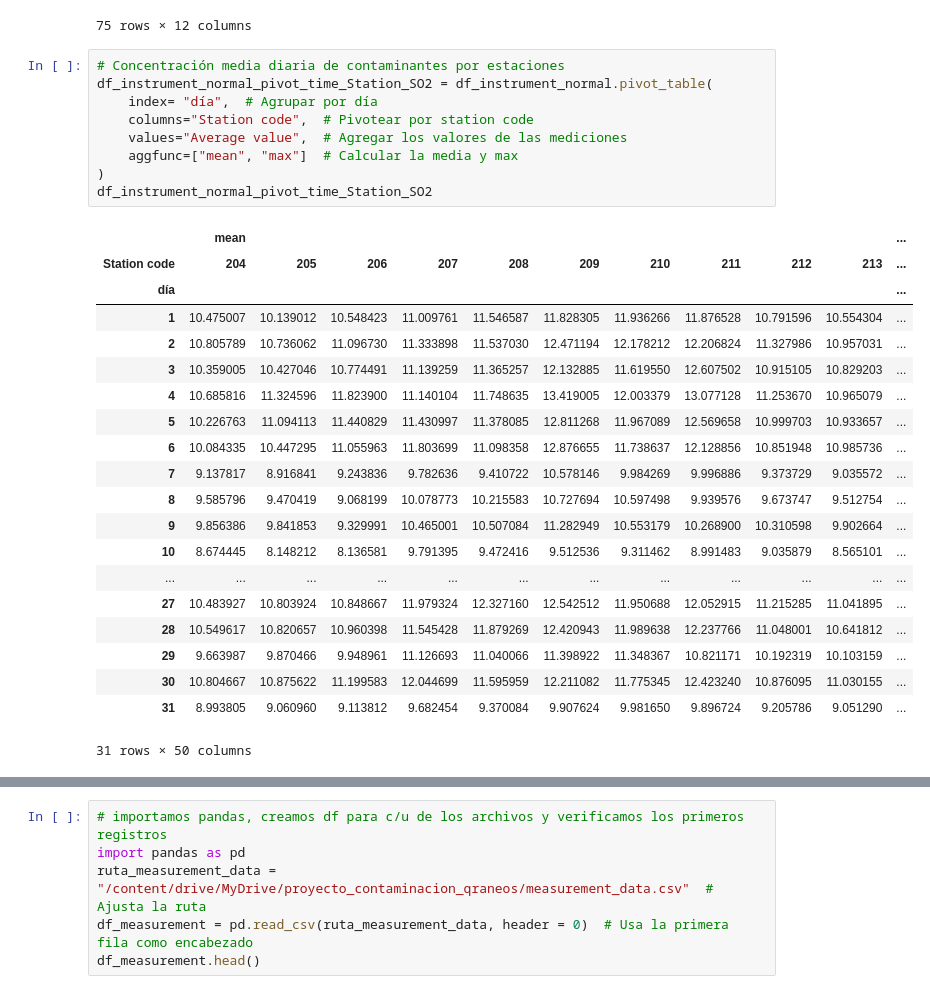
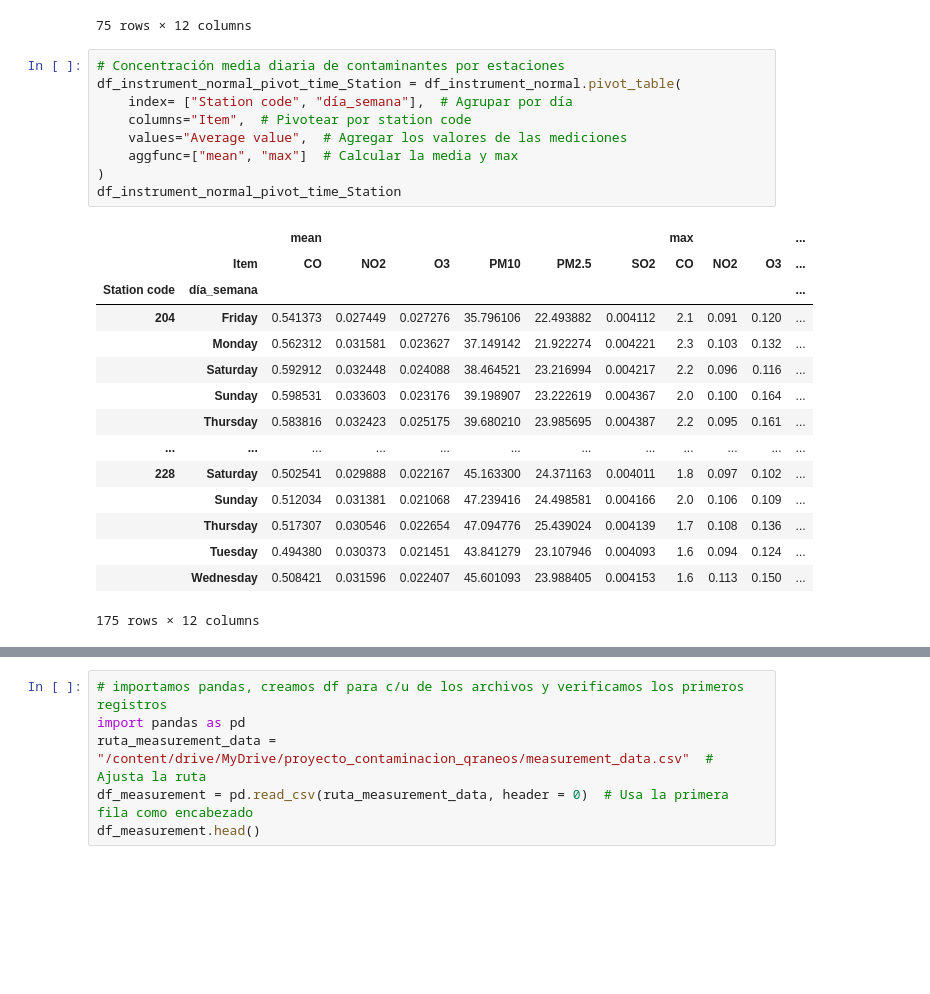
Before and after one commit to carlosgomezagrafojo/pollution-data, a Jupyter notebook: proyect_contaminacion.ipynb, the cells around one changed output, grey strips where cells are left out. Cells and saved outputs as stored; diff of their text form; blank space fills up the shorter version.

```diff
--- a/proyect_contaminacion.ipynb
+++ b/proyect_contaminacion.ipynb
@@ -321,31 +321,26 @@ df_instrument_normal_pivot_time_Station
 75 rows × 12 columns
 # %%
 # Concentración media diaria de contaminantes por estaciones
-df_instrument_normal_pivot_time_Station_SO2 = df_instrument_normal.pivot_table(
-    index= "día",  # Agrupar por día
-    columns="Station code",  # Pivotear por station code
+df_instrument_normal_pivot_time_Station = df_instrument_normal.pivot_table(
+    index= ["Station code", "día_semana"],  # Agrupar por día
+    columns="Item",  # Pivotear por station code
     values="Average value",  # Agregar los valores de las mediciones
     aggfunc=["mean", "max"]  # Calcular la media y max
 )
-df_instrument_normal_pivot_time_Station_SO2
+df_instrument_normal_pivot_time_Station
 # %% [output]
-|  | mean |  |  |  |  |  |  |  |  |  | ... |
-| Station code | 204 | 205 | 206 | 207 | 208 | 209 | 210 | 211 | 212 | 213 | ... |
-| día |  |  |  |  |  |  |  |  |  |  | ... |
-| 1 | 10.475007 | 10.139012 | 10.548423 | 11.009761 | 11.546587 | 11.828305 | 11.936266 | 11.876528 | 10.791596 | 10.554304 | ... |
-| 2 | 10.805789 | 10.736062 | 11.096730 | 11.333898 | 11.537030 | 12.471194 | 12.178212 | 12.206824 | 11.327986 | 10.957031 | ... |
-| 3 | 10.359005 | 10.427046 | 10.774491 | 11.139259 | 11.365257 | 12.132885 | 11.619550 | 12.607502 | 10.915105 | 10.829203 | ... |
-| 4 | 10.685816 | 11.324596 | 11.823900 | 11.140104 | 11.748635 | 13.419005 | 12.003379 | 13.077128 | 11.253670 | 10.965079 | ... |
-| 5 | 10.226763 | 11.094113 | 11.440829 | 11.430997 | 11.378085 | 12.811268 | 11.967089 | 12.569658 | 10.999703 | 10.933657 | ... |
-| 6 | 10.084335 | 10.447295 | 11.055963 | 11.803699 | 11.098358 | 12.876655 | 11.738637 | 12.128856 | 10.851948 | 10.985736 | ... |
-| 7 | 9.137817 | 8.916841 | 9.243836 | 9.782636 | 9.410722 | 10.578146 | 9.984269 | 9.996886 | 9.373729 | 9.035572 | ... |
-| 8 | 9.585796 | 9.470419 | 9.068199 | 10.078773 | 10.215583 | 10.727694 | 10.597498 | 9.939576 | 9.673747 | 9.512754 | ... |
-| 9 | 9.856386 | 9.841853 | 9.329991 | 10.465001 | 10.507084 | 11.282949 | 10.553179 | 10.268900 | 10.310598 | 9.902664 | ... |
-| 10 | 8.674445 | 8.148212 | 8.136581 | 9.791395 | 9.472416 | 9.512536 | 9.311462 | 8.991483 | 9.035879 | 8.565101 | ... |
+|  |  | mean |  |  |  |  |  | max |  |  | ... |
+|  | Item | CO | NO2 | O3 | PM10 | PM2.5 | SO2 | CO | NO2 | O3 | ... |
+| Station code | día_semana |  |  |  |  |  |  |  |  |  | ... |
+| 204 | Friday | 0.541373 | 0.027449 | 0.027276 | 35.796106 | 22.493882 | 0.004112 | 2.1 | 0.091 | 0.120 | ... |
+|  | Monday | 0.562312 | 0.031581 | 0.023627 | 37.149142 | 21.922274 | 0.004221 | 2.3 | 0.103 | 0.132 | ... |
+|  | Saturday | 0.592912 | 0.032448 | 0.024088 | 38.464521 | 23.216994 | 0.004217 | 2.2 | 0.096 | 0.116 | ... |
+|  | Sunday | 0.598531 | 0.033603 | 0.023176 | 39.198907 | 23.222619 | 0.004367 | 2.0 | 0.100 | 0.164 | ... |
+|  | Thursday | 0.583816 | 0.032423 | 0.025175 | 39.680210 | 23.985695 | 0.004387 | 2.2 | 0.095 | 0.161 | ... |
 | ... | ... | ... | ... | ... | ... | ... | ... | ... | ... | ... | ... |
-| 27 | 10.483927 | 10.803924 | 10.848667 | 11.979324 | 12.327160 | 12.542512 | 11.950688 | 12.052915 | 11.215285 | 11.041895 | ... |
-| 28 | 10.549617 | 10.820657 | 10.960398 | 11.545428 | 11.879269 | 12.420943 | 11.989638 | 12.237766 | 11.048001 | 10.641812 | ... |
-| 29 | 9.663987 | 9.870466 | 9.948961 | 11.126693 | 11.040066 | 11.398922 | 11.348367 | 10.821171 | 10.192319 | 10.103159 | ... |
-| 30 | 10.804667 | 10.875622 | 11.199583 | 12.044699 | 11.595959 | 12.211082 | 11.775345 | 12.423240 | 10.876095 | 11.030155 | ... |
-| 31 | 8.993805 | 9.060960 | 9.113812 | 9.682454 | 9.370084 | 9.907624 | 9.981650 | 9.896724 | 9.205786 | 9.051290 | ... |
+| 228 | Saturday | 0.502541 | 0.029888 | 0.022167 | 45.163300 | 24.371163 | 0.004011 | 1.8 | 0.097 | 0.102 | ... |
+|  | Sunday | 0.512034 | 0.031381 | 0.021068 | 47.239416 | 24.498581 | 0.004166 | 2.0 | 0.106 | 0.109 | ... |
+|  | Thursday | 0.517307 | 0.030546 | 0.022654 | 47.094776 | 25.439024 | 0.004139 | 1.7 | 0.108 | 0.136 | ... |
+|  | Tuesday | 0.494380 | 0.030373 | 0.021451 | 43.841279 | 23.107946 | 0.004093 | 1.6 | 0.094 | 0.124 | ... |
+|  | Wednesday | 0.508421 | 0.031596 | 0.022407 | 45.601093 | 23.988405 | 0.004153 | 1.6 | 0.113 | 0.150 | ... |
-31 rows × 50 columns
+175 rows × 12 columns
```
Also changed, not shown: parts of 33 cells of this notebook.
